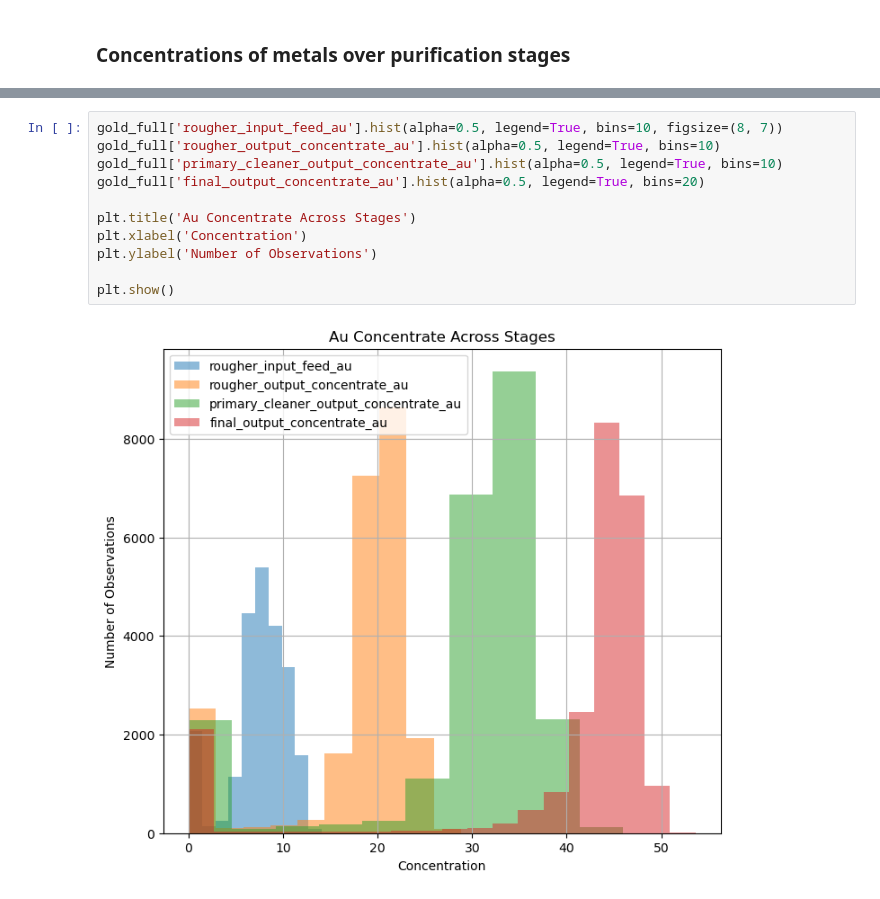
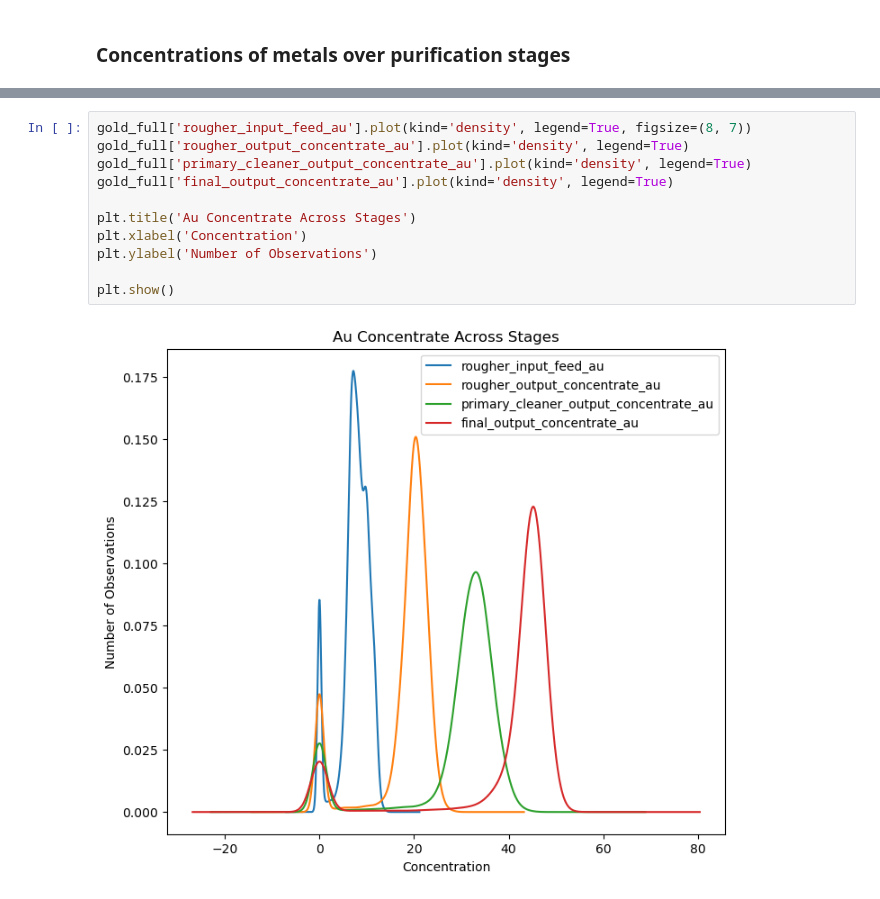
Before and after one commit to kellyshreeve/gold-recovery, a Jupyter notebook: gold-recovery-analysis.ipynb, the cells around one changed output, grey strips where cells are left out. Saved outputs shown, nothing was run; the diff lists cells and outputs as text.

Commit message:
Density Plots

```diff
--- a/gold-recovery-analysis.ipynb
+++ b/gold-recovery-analysis.ipynb
@@ -316,13 +316,13 @@ plt.show()
 # %%
-gold_full['rougher_input_feed_au'].hist(alpha=0.5, legend=True, bins=10, figsize=(8, 7))
-gold_full['rougher_output_concentrate_au'].hist(alpha=0.5, legend=True, bins=10)
-gold_full['primary_cleaner_output_concentrate_au'].hist(alpha=0.5, legend=True, bins=10)
-gold_full['final_output_concentrate_au'].hist(alpha=0.5, legend=True, bins=20)
+gold_full['rougher_input_feed_au'].plot(kind='density', legend=True, figsize=(8, 7))
+gold_full['rougher_output_concentrate_au'].plot(kind='density', legend=True)
+gold_full['primary_cleaner_output_concentrate_au'].plot(kind='density', legend=True)
+gold_full['final_output_concentrate_au'].plot(kind='density', legend=True)
 
 plt.title('Au Concentrate Across Stages')
 plt.xlabel('Concentration')
 plt.ylabel('Number of Observations')
 
 plt.show()
 # %% [output]
-[figure, old version]
+[figure, new version]
```
Also changed, not shown: parts of 2 cells of this notebook.
